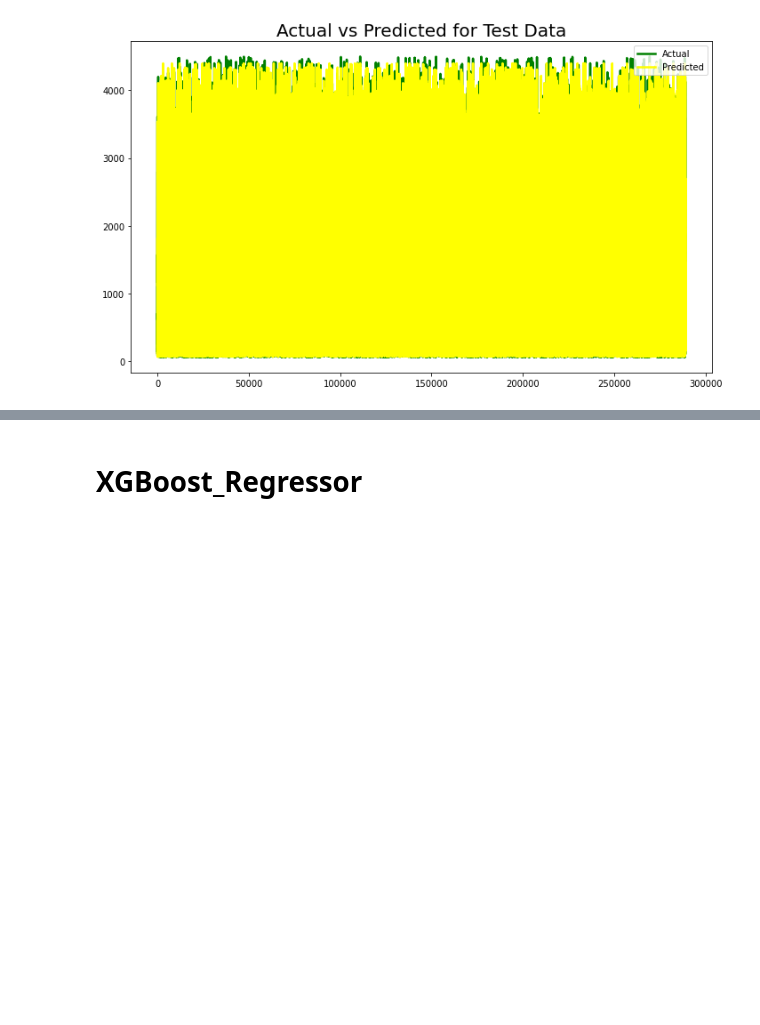
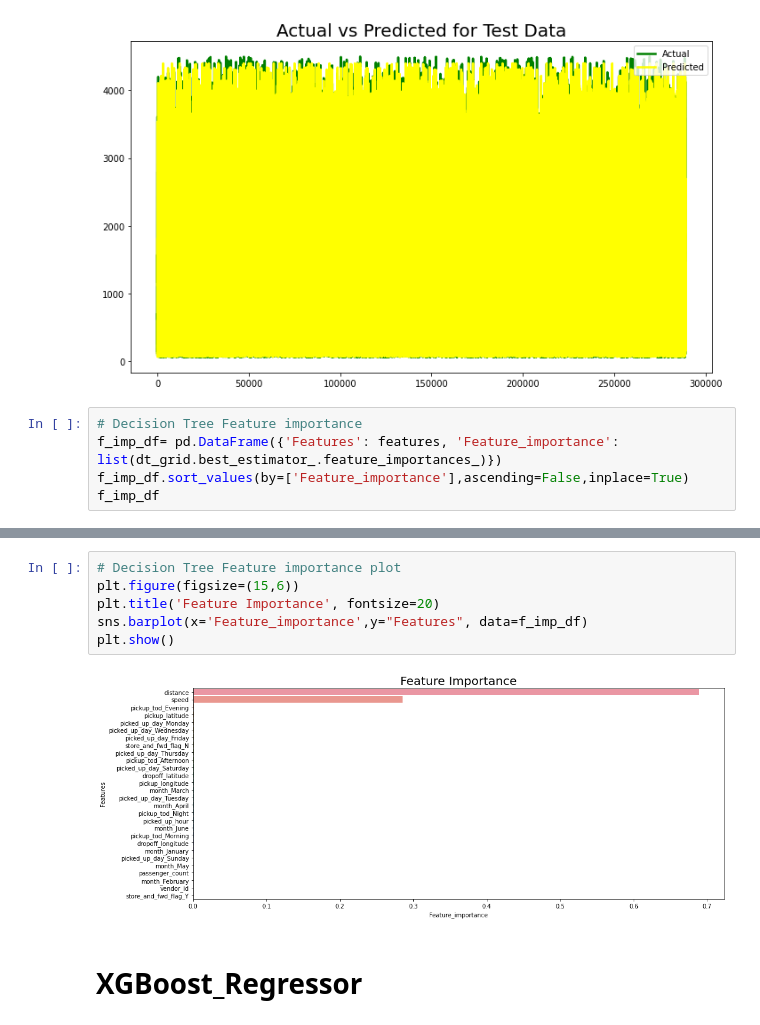
Before and after one commit to Ajay0110/NYC-Taxi-Trip-Time-Prediction, a Jupyter notebook: NYC_Taxi_Trip_Time_Prediction_Capstone_Project.ipynb, the cells around one changed output, grey strips where cells are left out. Cells and saved outputs as stored; diff of their text form; blank space fills up the shorter version.

Commit message:
Feature Importance

```diff
--- a/NYC_Taxi_Trip_Time_Prediction_Capstone_Project.ipynb
+++ b/NYC_Taxi_Trip_Time_Prediction_Capstone_Project.ipynb
@@ -1123,3 +1128,8 @@ plt.legend(["Actual", "Predicted"])
 plt.show()
 # %% [output]
 [figure]
+# %%
+# Decision Tree Feature importance
+f_imp_df= pd.DataFrame({'Features': features, 'Feature_importance': list(dt_grid.best_estimator_.feature_importances_)})
+f_imp_df.sort_values(by=['Feature_importance'],ascending=False,inplace=True)
+f_imp_df
@@ -1126,3 +1154,11 @@ plt.show()
+# %%
+# Decision Tree Feature importance plot
+plt.figure(figsize=(15,6))
+plt.title('Feature Importance', fontsize=20)
+sns.barplot(x='Feature_importance',y="Features", data=f_imp_df)
+plt.show()
+# %% [output]
+[figure, added]
 # %% [markdown]
 # XGBoost_Regressor
 # %%
```
Also changed, not shown: parts of 11 cells of this notebook.
